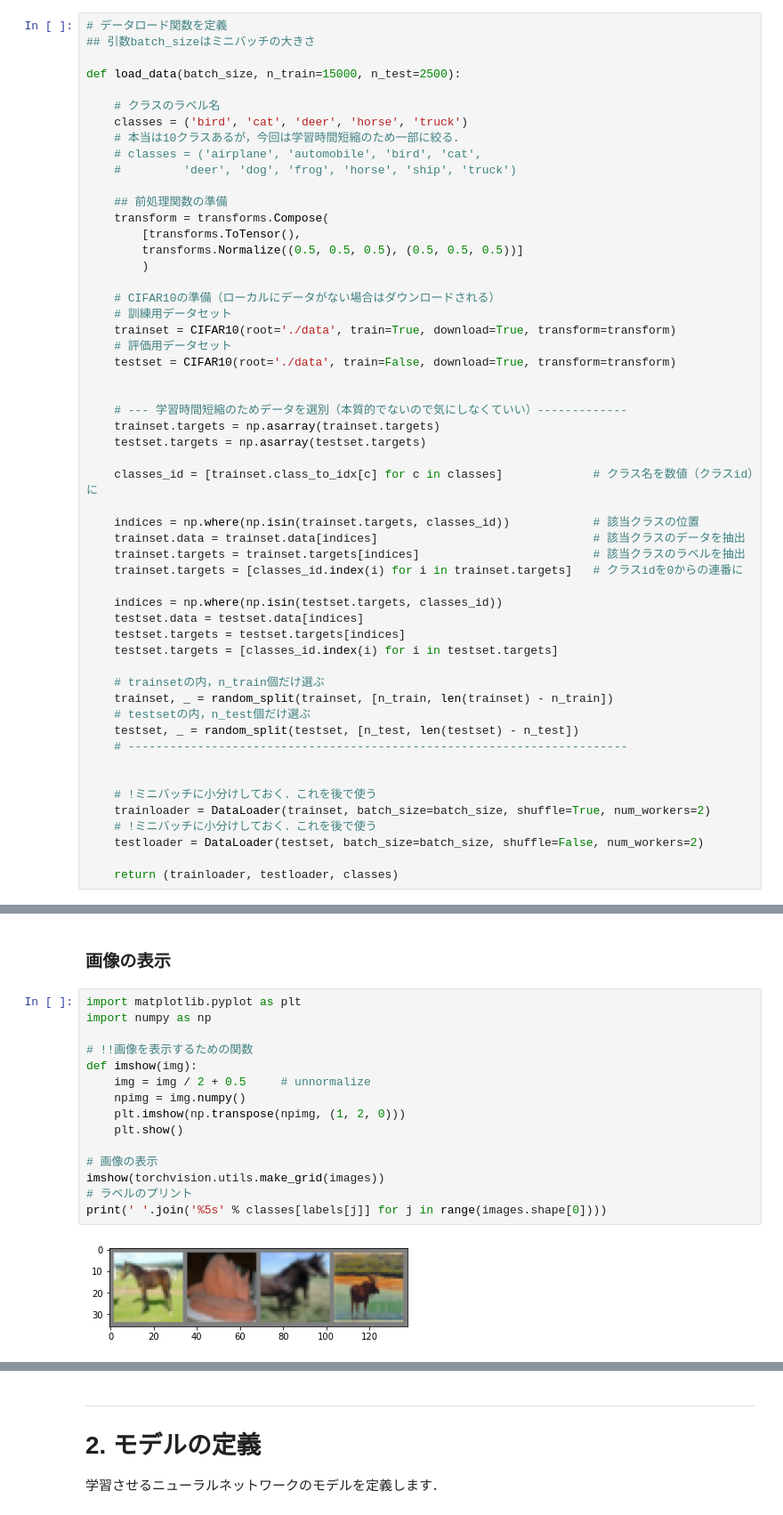
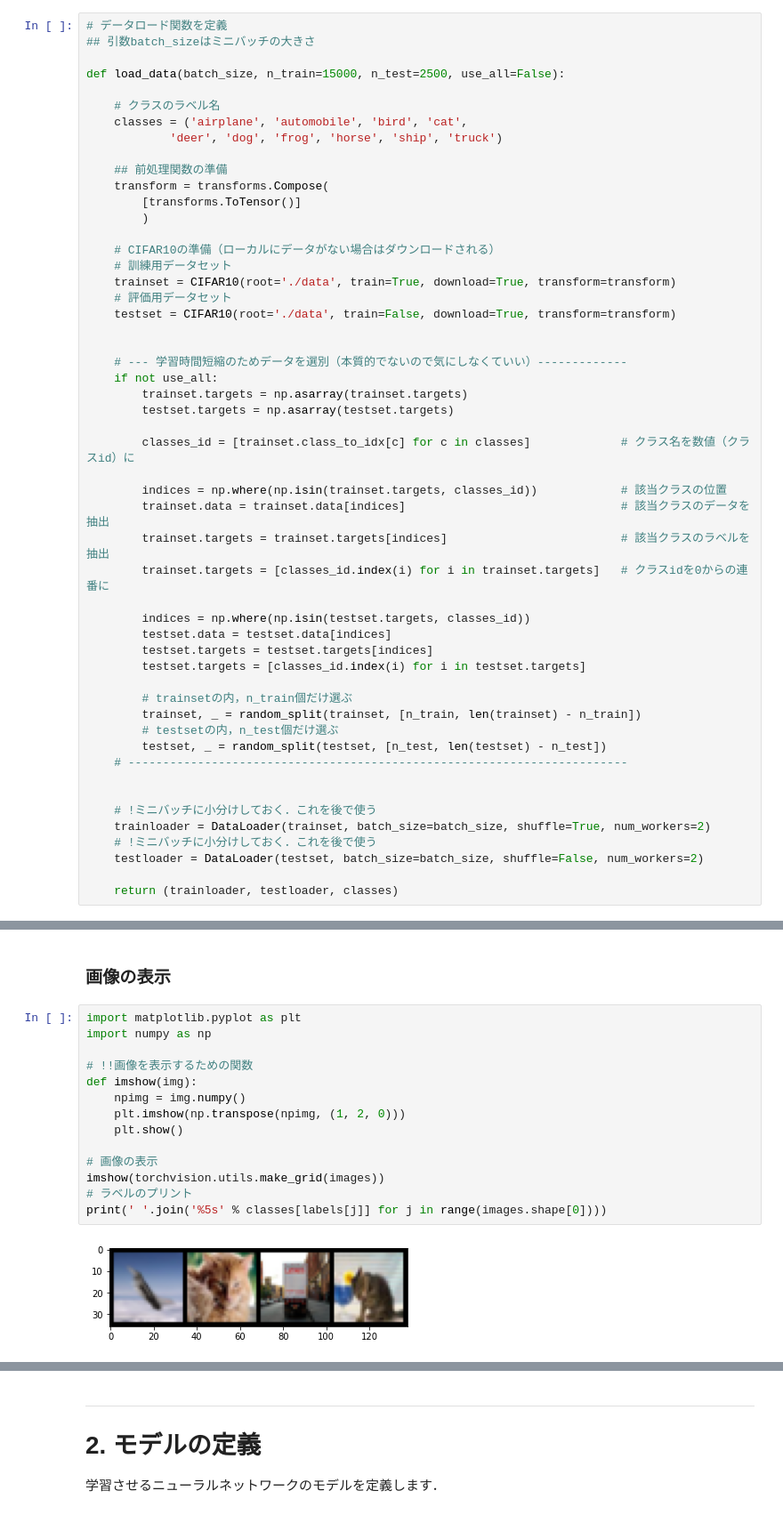
Before and after one commit to HiroshiKERA/JKJ1A, a Jupyter notebook: notebook/Day1-CIFAR10-classification.ipynb, the cells around one changed output, grey strips where cells are left out. Shown at 89% size. Saved outputs shown, nothing was run; the diff lists cells and outputs as text.

```diff
--- a/notebook/Day1-CIFAR10-classification.ipynb
+++ b/notebook/Day1-CIFAR10-classification.ipynb
@@ -51,18 +33,15 @@ array([1, 2, 3])
 # データロード関数を定義
 ## 引数batch_sizeはミニバッチの大きさ
 
-def load_data(batch_size, n_train=15000, n_test=2500):
+def load_data(batch_size, n_train=15000, n_test=2500, use_all=False):
 
     # クラスのラベル名
-    classes = ('bird', 'cat', 'deer', 'horse', 'truck')
-    # 本当は10クラスあるが，今回は学習時間短縮のため一部に絞る．
-    # classes = ('airplane', 'automobile', 'bird', 'cat',
-    #         'deer', 'dog', 'frog', 'horse', 'ship', 'truck')
+    classes = ('airplane', 'automobile', 'bird', 'cat',
+            'deer', 'dog', 'frog', 'horse', 'ship', 'truck')
 
     ## 前処理関数の準備
     transform = transforms.Compose(
-        [transforms.ToTensor(),
-        transforms.Normalize((0.5, 0.5, 0.5), (0.5, 0.5, 0.5))]
+        [transforms.ToTensor()]
         )
 
     # CIFAR10の準備（ローカルにデータがない場合はダウンロードされる）
@@ -73,25 +52,26 @@ def load_data(batch_size, n_train=15000, n_test=2500):
 
 
     # --- 学習時間短縮のためデータを選別（本質的でないので気にしなくていい）-------------
-    trainset.targets = np.asarray(trainset.targets)
-    testset.targets = np.asarray(testset.targets)
+    if not use_all:
+        trainset.targets = np.asarray(trainset.targets)
+        testset.targets = np.asarray(testset.targets)
 
-    classes_id = [trainset.class_to_idx[c] for c in classes]             # クラス名を数値（クラスid）に
+        classes_id = [trainset.class_to_idx[c] for c in classes]             # クラス名を数値（クラスid）に
 
-    indices = np.where(np.isin(trainset.targets, classes_id))            # 該当クラスの位置
-    trainset.data = trainset.data[indices]                               # 該当クラスのデータを抽出
-    trainset.targets = trainset.targets[indices]                         # 該当クラスのラベルを抽出
-    trainset.targets = [classes_id.index(i) for i in trainset.targets]   # クラスidを0からの連番に
+        indices = np.where(np.isin(trainset.targets, classes_id))            # 該当クラスの位置
+        trainset.data = trainset.data[indices]                               # 該当クラスのデータを抽出
+        trainset.targets = trainset.targets[indices]                         # 該当クラスのラベルを抽出
+        trainset.targets = [classes_id.index(i) for i in trainset.targets]   # クラスidを0からの連番に
 
-    indices = np.where(np.isin(testset.targets, classes_id))
-    testset.data = testset.data[indices]
-    testset.targets = testset.targets[indices]
-    testset.targets = [classes_id.index(i) for i in testset.targets]
+        indices = np.where(np.isin(testset.targets, classes_id))
+        testset.data = testset.data[indices]
+        testset.targets = testset.targets[indices]
+        testset.targets = [classes_id.index(i) for i in testset.targets]
 
-    # trainsetの内，n_train個だけ選ぶ
-    trainset, _ = random_split(trainset, [n_train, len(trainset) - n_train])
-    # testsetの内，n_test個だけ選ぶ
-    testset, _ = random_split(testset, [n_test, len(testset) - n_test])
+        # trainsetの内，n_train個だけ選ぶ
+        trainset, _ = random_split(trainset, [n_train, len(trainset) - n_train])
+        # testsetの内，n_test個だけ選ぶ
+        testset, _ = random_split(testset, [n_test, len(testset) - n_test])
     # ------------------------------------------------------------------------
 
 
@@ -151,17 +131,16 @@ tensor(3)
 # %%
 import matplotlib.pyplot as plt
 import numpy as np
 
 # !!画像を表示するための関数
 def imshow(img):
-    img = img / 2 + 0.5     # unnormalize
     npimg = img.numpy()
     plt.imshow(np.transpose(npimg, (1, 2, 0)))
     plt.show()
 
 # 画像の表示
 imshow(torchvision.utils.make_grid(images))
 # ラベルのプリント
 print(' '.join('%5s' % classes[labels[j]] for j in range(images.shape[0])))
 # %% [output]
-[figure, old version]
+[figure, new version]
```
Also changed, not shown: parts of 23 cells of this notebook, 4 other files.
